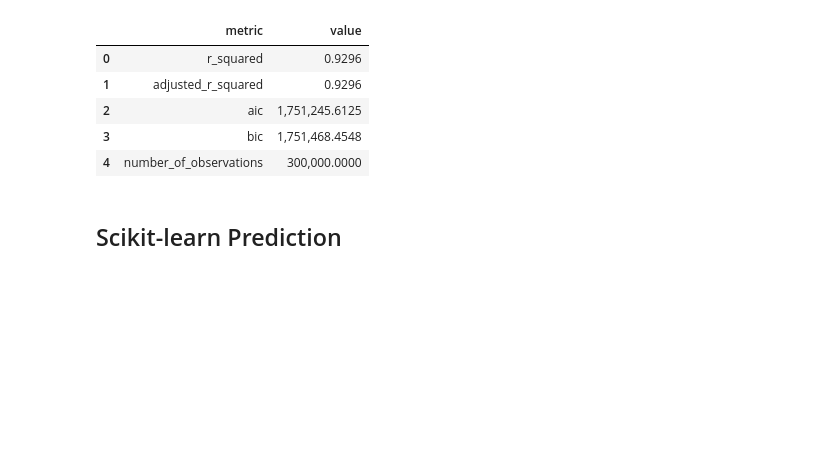
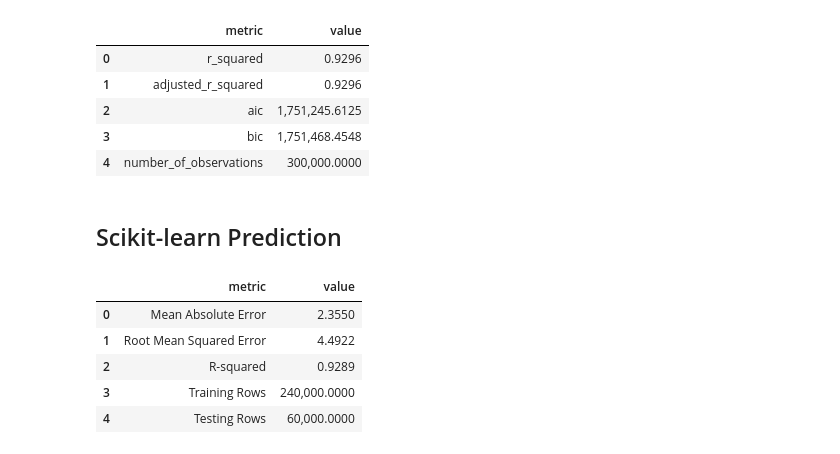
Before and after one commit to angelonels/NYCTaxiTripAnalytics, a Jupyter notebook: notebooks/04_statistical_analysis.ipynb, the cells around one changed output. Drawn from its saved outputs; the diff is of its cells as text; code cells hidden in the pictures; blank space fills up the shorter version.

Commit message:
Add documentation for Scikit-learn prediction

```diff
--- a/notebooks/04_statistical_analysis.ipynb
+++ b/notebooks/04_statistical_analysis.ipynb
@@ -766,3 +766,72 @@ Saved: /Users/ayushkumarsingh/Desktop/PROJECTS/Subject_assignments/NYCTaxiTripAn
 | 4 | number_of_observations | 300,000.0000 |
 # %% [markdown]
 ## Scikit-learn Prediction
+# %%
+machine_learning_dataset = regression_sample.copy()
+
+machine_learning_features = [
+    "trip_distance",
+    "trip_duration_minutes",
+    "pickup_hour",
+    "is_weekend",
+    "passenger_count_clean",
+    "pickup_borough",
+    "payment_type_label",
+    "rate_code_label",
+]
+
+target_column = "total_amount"
+
+X = machine_learning_dataset[machine_learning_features]
+y = machine_learning_dataset[target_column]
+
+X_encoded = pd.get_dummies(
+    X,
+    columns=["pickup_borough", "payment_type_label", "rate_code_label"],
+    drop_first=True,
+    dtype=int
+)
+
+X_encoded["is_weekend"] = X_encoded["is_weekend"].astype(int)
+
+X_train, X_test, y_train, y_test = train_test_split(
+    X_encoded,
+    y,
+    test_size=0.2,
+    random_state=42
+)
+
+linear_regression_model = LinearRegression()
+linear_regression_model.fit(X_train, y_train)
+
+y_predicted = linear_regression_model.predict(X_test)
+
+regression_mae = mean_absolute_error(y_test, y_predicted)
+regression_rmse = np.sqrt(mean_squared_error(y_test, y_predicted))
+regression_r2 = r2_score(y_test, y_predicted)
+
+sklearn_regression_performance = pd.DataFrame({
+    "metric": [
+        "Mean Absolute Error",
+        "Root Mean Squared Error",
+        "R-squared",
+        "Training Rows",
+        "Testing Rows",
+    ],
+    "value": [
+        regression_mae,
+        regression_rmse,
+        regression_r2,
+        len(X_train),
+        len(X_test),
+    ],
+})
+
+sklearn_regression_performance
+# %% [output]
+|  | metric | value |
+| 0 | Mean Absolute Error | 2.3550 |
+| 1 | Root Mean Squared Error | 4.4922 |
+| 2 | R-squared | 0.9289 |
+| 3 | Training Rows | 240,000.0000 |
+| 4 | Testing Rows | 60,000.0000 |
```
